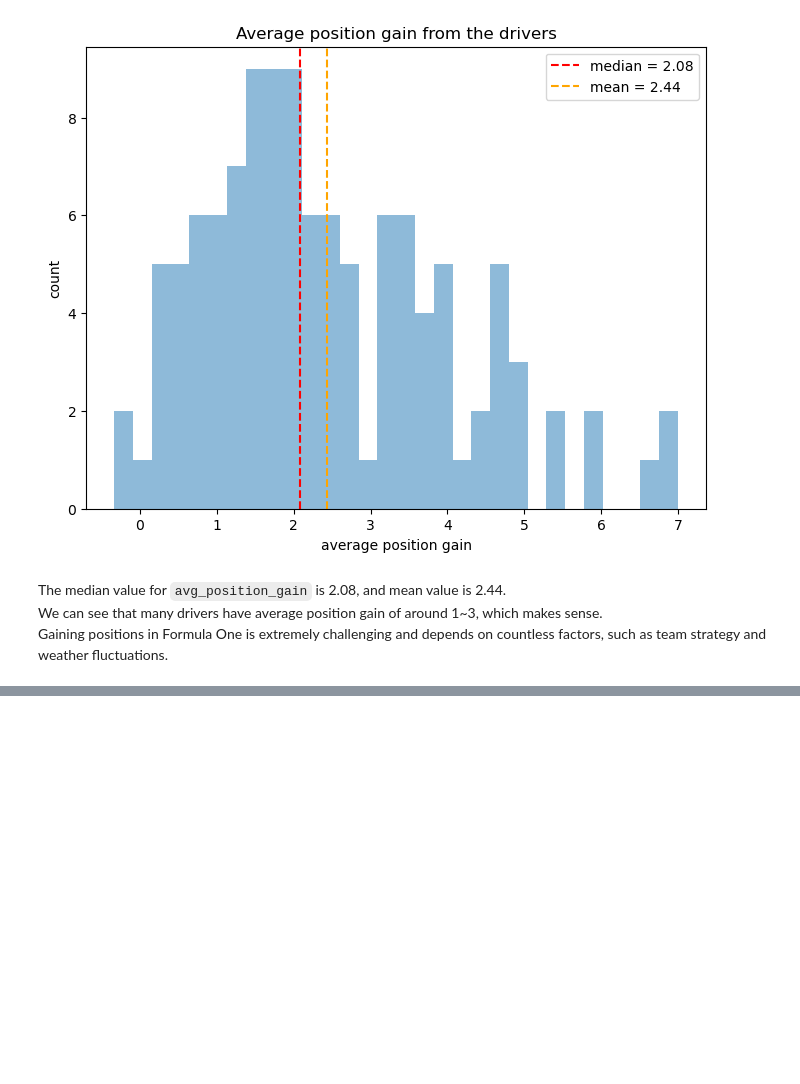
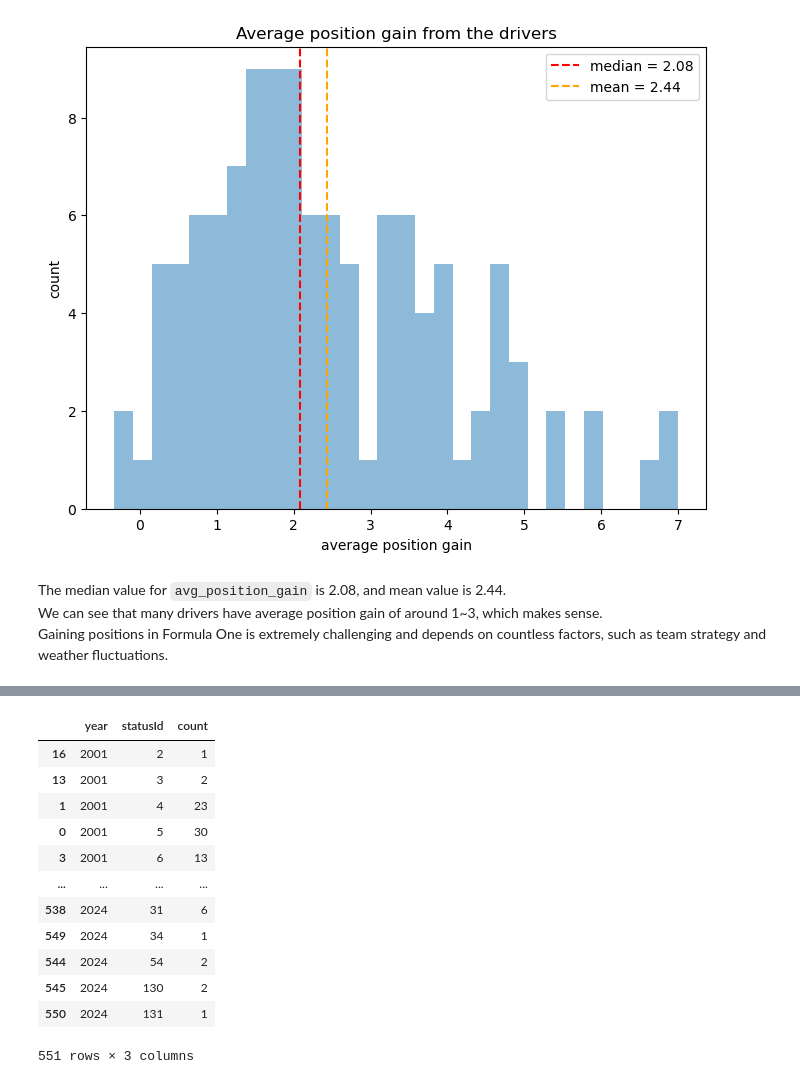
Before and after one commit to otola03/Kaggle_Studies, a Jupyter notebook: f1_analysis/f1_data_stat_project.ipynb, the cells around one changed output, grey strips where cells are left out. Saved outputs shown, nothing was run; the diff lists cells and outputs as text; code cells hidden in the pictures; blank space fills up the shorter version.

```diff
--- a/f1_analysis/f1_data_stat_project.ipynb
+++ b/f1_analysis/f1_data_stat_project.ipynb
@@ -291,0 +359,25 @@ status.head()
+# %%
+# filter null positions.
+results_null_pos = results_new.loc[results_new['position'].isna()]
+
+# group by year and count for each status id.
+status_count = results_null_pos.groupby('year')['statusId'].value_counts().reset_index(name='count').sort_values(by=['year', 'statusId'])
+
+# statusId = 1 indicates the driver finished the race.
+# We do not need this information, so let's filter out statusId = 1
+status_count = status_count.loc[status_count['statusId'] != 1]
+status_count
+# %% [output]
+|  | year | statusId | count |
+| 16 | 2001 | 2 | 1 |
+| 13 | 2001 | 3 | 2 |
+| 1 | 2001 | 4 | 23 |
+| 0 | 2001 | 5 | 30 |
+| 3 | 2001 | 6 | 13 |
+| ... | ... | ... | ... |
+| 538 | 2024 | 31 | 6 |
+| 549 | 2024 | 34 | 1 |
+| 544 | 2024 | 54 | 2 |
+| 545 | 2024 | 130 | 2 |
+| 550 | 2024 | 131 | 1 |
+551 rows × 3 columns
```
Also changed, not shown: parts of 14 cells of this notebook.
